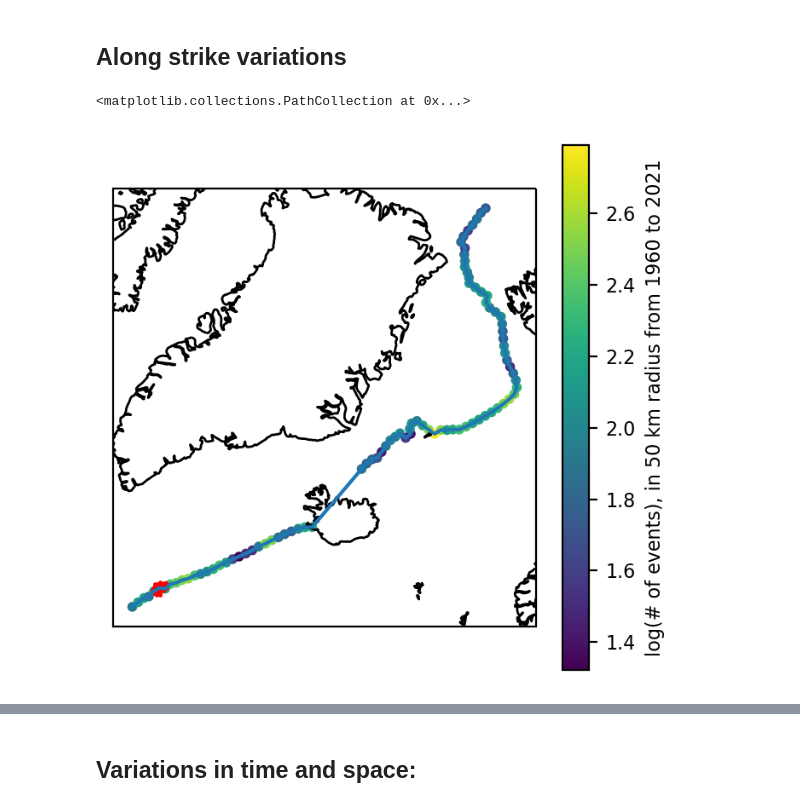
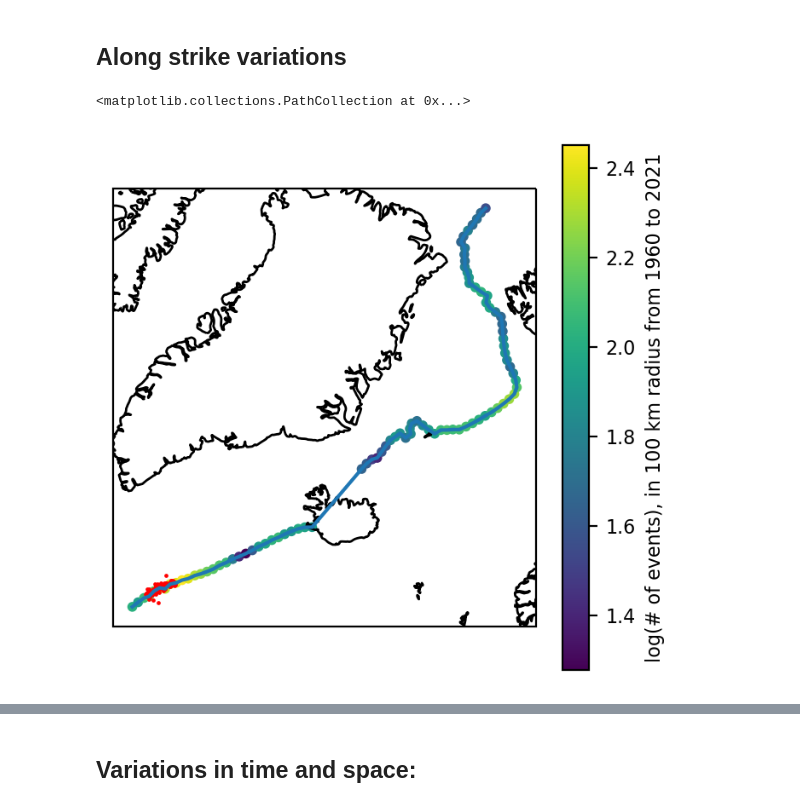
Before and after one commit to keliankaz/GrGIA_seismicity, a Jupyter notebook: gr_gia_seismic_NORTH_ATLANTIC.ipynb, the cells around one changed output, grey strips where cells are left out. Drawn from its saved outputs; the diff is of its cells as text; code cells hidden in the pictures.

```diff
--- a/gr_gia_seismic_NORTH_ATLANTIC.ipynb
+++ b/gr_gia_seismic_NORTH_ATLANTIC.ipynb
@@ -111,13 +90,12 @@ plate_boundary_metadata = {
 earthquake_catalog_metadata = {
     "ISC": {
         "filename": "north_atlantic_catalog.csv",
-        "magnitude_cutoff": 3.0,
+        "magnitude_cutoff": 4.5,
         "starttime": "1960-01-01",
         "endtime": "2022-01-01",
         "buffer": 4,
     },
-    "decluster": False,
-    "reload": True,
+    "reload": False,
 }
 
 earthquake_metadata = earthquake_catalog_metadata["ISC"]  # Option here
@@ -133,7 +111,7 @@ AVAILABLE_STRAIN_RATE_FILES = {
 }
 
 GrGIA_strain_metadata = {
-    "filename": AVAILABLE_STRAIN_RATE_FILES["april23_thin"],
+    "filename": data_dir + AVAILABLE_STRAIN_RATE_FILES["april23_thin"],
     "data_key": "strain_out", # unfortunately this is not consistent accross datasets.
     "starttime": 1993,
     "endtime": 2020,
@@ -183,4 +133,21 @@ ValueError: Unable to coerce to Series, length must be 7: given 4
 # %%
+# read in the boundaries file:
+plate_boundaries = gpd.read_file(
+    os.path.join(data_dir, plate_boundary_metadata["filename"])
+)
+
+# get the north selected plate boundary:
+north_antlantic_plate_boundary = plate_boundaries.iloc[
+    np.logical_or.reduce(
+        [
+            plate_boundaries.Name == boundary
+            for boundary in plate_boundary_metadata["boundary"]
+        ]
+    )
+]
+
+bounds =  Polygon([(-180, 55), (-180, 90), (10, 90), (10, 55), (-180, 55)])
+north_antlantic_plate_boundary = north_antlantic_plate_boundary.clip(bounds).explode()
 
 if exclude_iceland:
     # remove iceland from the plate boundary
@@ -233,7 +200,7 @@ crs_out = "EPSG:4326"
 PLATE_BOUNDARY_STEP_SIZE = 50000 # meters (the point spacing of the plate boundary)
 
 boundary_in_meters = north_antlantic_plate_boundary.to_crs(crs_in)
-merged_boundary_in_meters = linemerge(boundary_in_meters.geometry.values)
+merged_boundary_in_meters = linemerge(MultiLineString(boundary_in_meters.geometry.values))
 interp_merged_boundary = densify_geometry(
     merged_boundary_in_meters,
     PLATE_BOUNDARY_STEP_SIZE,
@@ -295,7 +272,7 @@ def get_geometry_neighbors(
     catalog: pd.DataFrame,
     boundary: LineString,
     fun: Callable = radius_search,
-    kwarg: dict = {"radius": 200},
+    kwarg: dict = {"radius": 100},
     return_unique: bool = False,
 ):
     """Returns a list of indices of earthquakes that are neighboring the the specified linestring geometry."""
@@ -495,29 +451,29 @@ catalog_statistics = {
 # %% [markdown]
 ## Along strike variations
 # %%
-RADIUS = 50  # km
+RADIUS = 100  # km
 indices = get_geometry_neighbors(
     catalog, interp_merged_boundary, fun=radius_search, kwarg={"radius": RADIUS}
 )
 rate = [len(i) for i in indices]
 
 crs = ccrs.NorthPolarStereo()
 crs_proj4 = crs.proj4_init
 
 fig, ax = plt.subplots(subplot_kw=dict(projection=crs), figsize=(4, 4))
 ax.plot(*interp_merged_boundary.xy, transform=ccrs.PlateCarree())
 bdr = ax.scatter(
     *interp_merged_boundary.xy, c=np.log10(rate), s=10, transform=ccrs.PlateCarree()
 )
 ax.coastlines()
 plt.colorbar(
     bdr,
     label=f"log(# of events), in {RADIUS} km radius from {catalog.time.min().year} to {catalog.time.max().year}",
 )
 i = 5
 _lat, _lon = np.hsplit(catalog[["lat", "lon"]].iloc[indices[i]].values, 2)
 ax.scatter(_lon, _lat, s=0.5, c="r", transform=ccrs.PlateCarree())
 # %% [output]
 <matplotlib.collections.PathCollection at 0x...>
-[figure, old version]
+[figure, new version]
 # %% [markdown]
```
Also changed, not shown: parts of 33 cells of this notebook.
